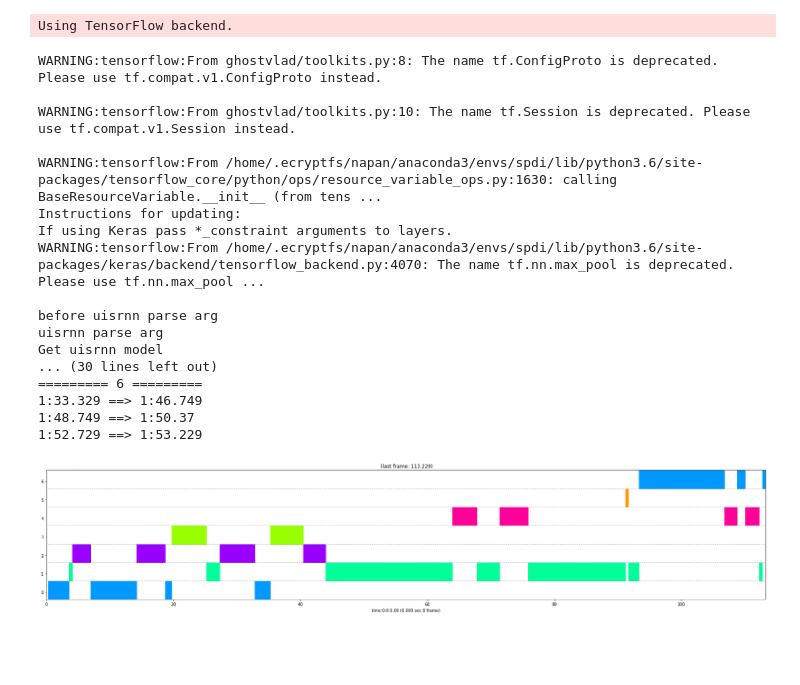
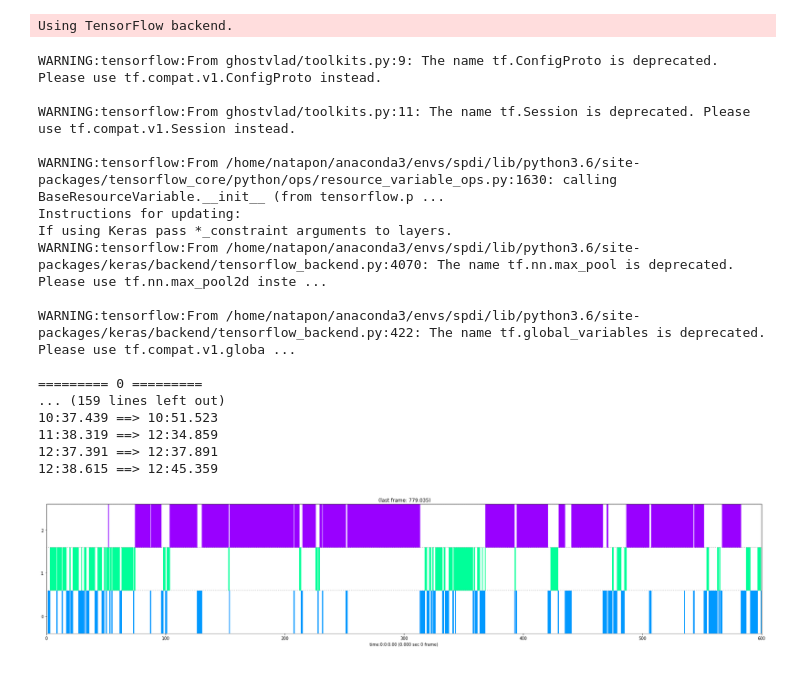
Before and after one commit to pantuwongn/diarization_uisrnn, a Jupyter notebook: diarization.ipynb, the cells around one changed output. Drawn from its saved outputs; the diff is of its cells as text; code cells hidden in the pictures.

```diff
--- a/diarization.ipynb
+++ b/diarization.ipynb
@@ -257,6 +257,7 @@ def main(wav_path, embedding_per_second=1.0, overlap_rate=0.5):
             speakerSlice[spk][tid]['stop'] = e
 
     # print out the result from the result dictionary
+    jsonDict = {}
     for spk,timeDicts in speakerSlice.items():
         print('========= ' + str(spk) + ' =========')
         for timeDict in timeDicts:
@@ -272,25 +273,25 @@ def main(wav_path, embedding_per_second=1.0, overlap_rate=0.5):
     p.plot.show()
 # %%
 # how to call
-main(r'wavs/rmdmy.wav', embedding_per_second=1.2, overlap_rate=0.4)
+main(r'wavs/example2.wav', embedding_per_second=1.2, overlap_rate=0.4)
 # %% [output]
-WARNING:tensorflow:From ghostvlad/toolkits.py:8: The name tf.ConfigProto is deprecated. Please use tf.compat.v1.ConfigProto instead.
+WARNING:tensorflow:From ghostvlad/toolkits.py:9: The name tf.ConfigProto is deprecated. Please use tf.compat.v1.ConfigProto instead.
 
-WARNING:tensorflow:From ghostvlad/toolkits.py:10: The name tf.Session is deprecated. Please use tf.compat.v1.Session instead.
+WARNING:tensorflow:From ghostvlad/toolkits.py:11: The name tf.Session is deprecated. Please use tf.compat.v1.Session instead.
 
-WARNING:tensorflow:From /home/.ecryptfs/napan/anaconda3/envs/spdi/lib/python3.6/site-packages/tensorflow_core/python/ops/resource_variable_ops.py:1630: calling BaseResourceVariable.__init__ (from tens ...
+WARNING:tensorflow:From /home/natapon/anaconda3/envs/spdi/lib/python3.6/site-packages/tensorflow_core/python/ops/resource_variable_ops.py:1630: calling BaseResourceVariable.__init__ (from tensorflow.p ...
 Instructions for updating:
 If using Keras pass *_constraint arguments to layers.
-WARNING:tensorflow:From /home/.ecryptfs/napan/anaconda3/envs/spdi/lib/python3.6/site-packages/keras/backend/tensorflow_backend.py:4070: The name tf.nn.max_pool is deprecated. Please use tf.nn.max_pool ...
+WARNING:tensorflow:From /home/natapon/anaconda3/envs/spdi/lib/python3.6/site-packages/keras/backend/tensorflow_backend.py:4070: The name tf.nn.max_pool is deprecated. Please use tf.nn.max_pool2d inste ...
 
-before uisrnn parse arg
-uisrnn parse arg
-Get uisrnn model
-... (30 lines left out)
-========= 6 =========
-1:33.329 ==> 1:46.749
-1:48.749 ==> 1:50.37
-1:52.729 ==> 1:53.229
+WARNING:tensorflow:From /home/natapon/anaconda3/envs/spdi/lib/python3.6/site-packages/keras/backend/tensorflow_backend.py:422: The name tf.global_variables is deprecated. Please use tf.compat.v1.globa ...
+
+========= 0 =========
+... (159 lines left out)
+10:37.439 ==> 10:51.523
+11:38.319 ==> 12:34.859
+12:37.391 ==> 12:37.891
+12:38.615 ==> 12:45.359
-[figure, old version]
+[figure, new version]
 # %%
 %tb
```
Also changed, not shown: parts of 1 cell of this notebook, 13 other files.
